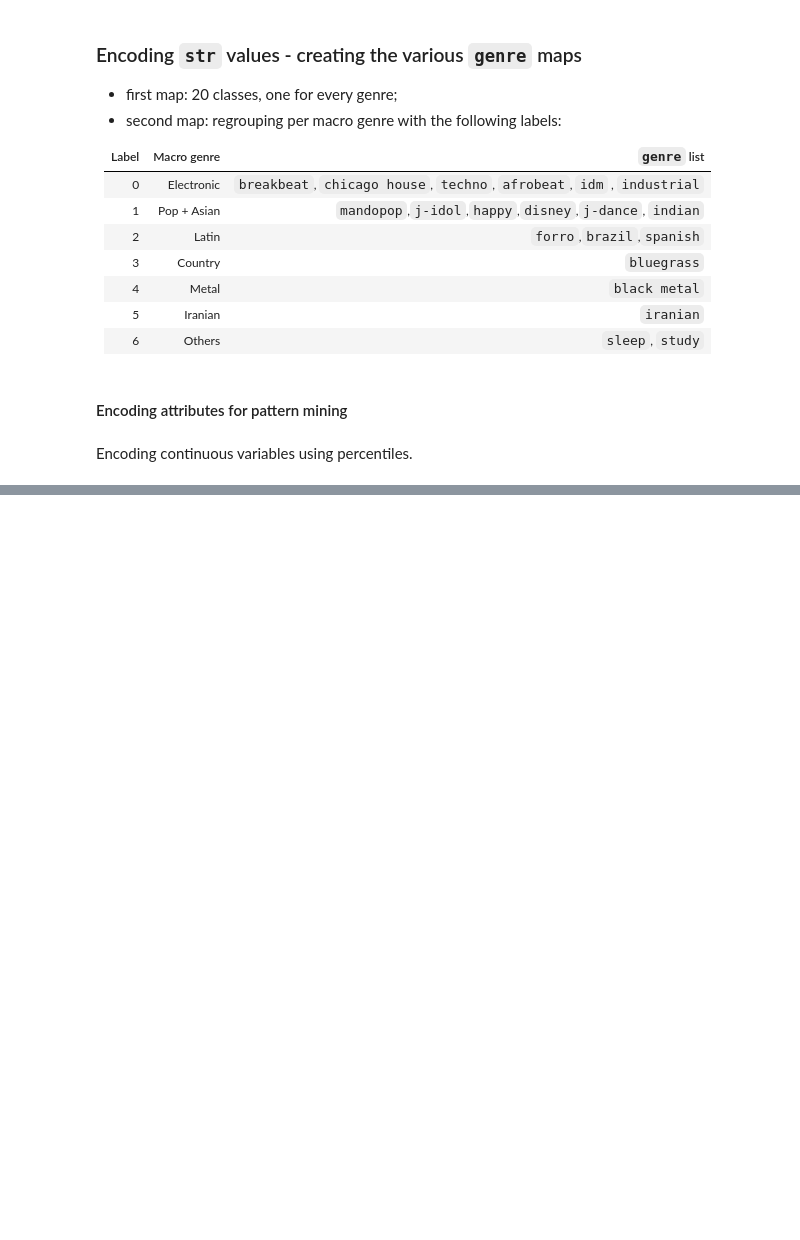
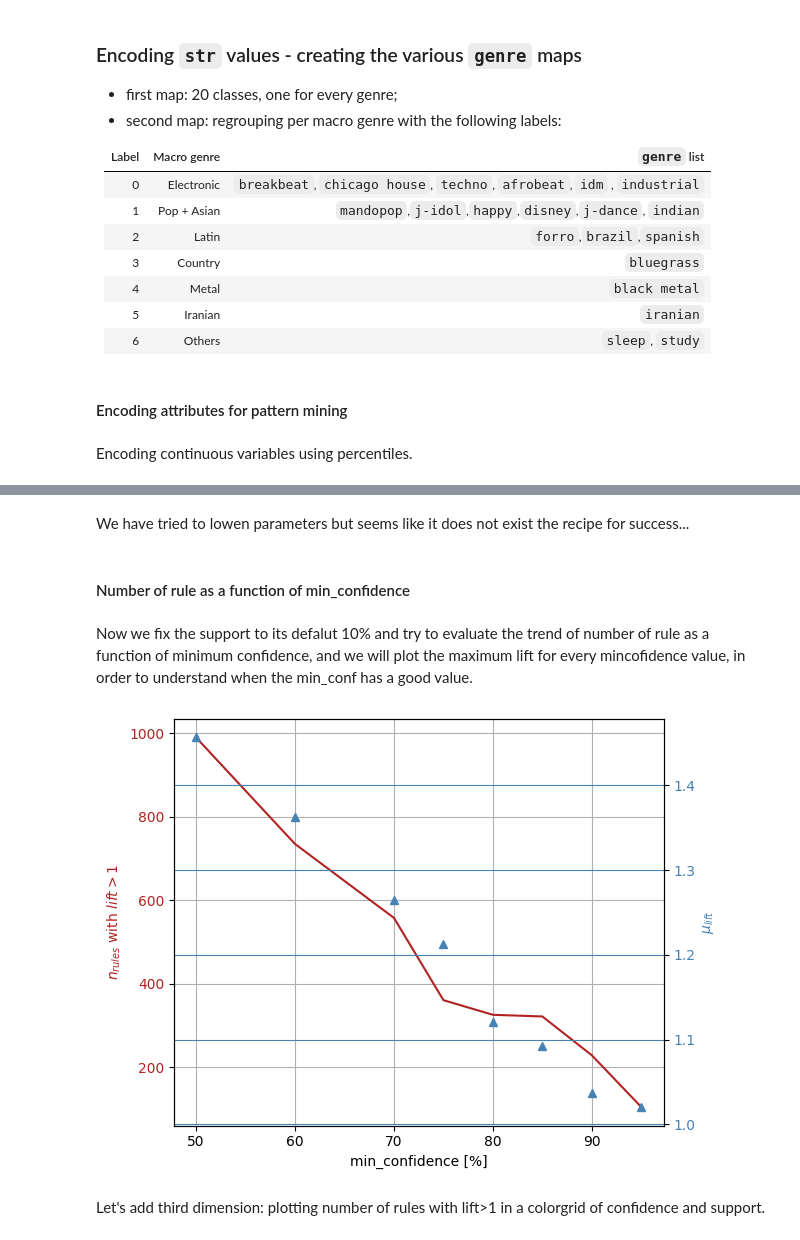
Before and after one commit to chiaratomaiuolo/Data_Mining_project, a Jupyter notebook: pattern_mining.ipynb, the cells around one changed output, grey strips where cells are left out. Drawn from its saved outputs; the diff is of its cells as text; code cells hidden in the pictures; blank space fills up the shorter version.

```diff
--- a/pattern_mining.ipynb
+++ b/pattern_mining.ipynb
@@ -202,0 +497,55 @@ Now need to do the label encoder for the nominal categorical attributes.
+# %% [markdown]
+We have tried to lowen parameters but seems like it does not exist the recipe for success...
+# %% [markdown]
+#### Number of rule as a function of min_confidence
+# %% [markdown]
+Now we fix the support to its defalut 10% and try to evaluate the trend of number of rule as a function of minimum confidence, and we will plot the maximum lift for every mincofidence value, in order to understand when the min_conf has a good value.
+# %%
+#trend of number of rules as a function of min_confidence
+min_conf_list = [50,60,70,75,80,85,90,95]
+number_of_rules = []
+mean_lift = []
+for i in min_conf_list:
+    supp = 10
+    rules = apriori(X, target="r", supp=supp, zmin=zmin, conf=i, report="aScl", eval = "lift")
+    rules_df = pd.DataFrame(
+        rules,
+        columns=[
+            "consequent",
+            "antecedent",
+            "abs_support",
+            "%_support",
+            "confidence",
+            "lift",
+        ],
+    )
+    mask_rules = rules_df['lift'] > 1.0
+    rules_masked_df = rules_df[mask_rules].sort_values(by="lift", axis=0, ascending=False)
+    number_of_rules.append(len(rules_masked_df))
+    mean_lift.append(np.mean(rules_masked_df['lift']))
+# %%
+import matplotlib.pyplot as plt
+import numpy as np
+
+fig, ax1 = plt.subplots()
+ax1.grid()
+
+ax1.set_xlabel('min_confidence [%]')
+ax1.set_ylabel(r'$n_{rules}$ with $lift > 1$',color='firebrick')
+ax1.plot(min_conf_list, number_of_rules, color='firebrick',label=r'$n_{rules}$')
+ax1.tick_params(axis='y', labelcolor='firebrick')
+
+ax2 = ax1.twinx()  # instantiate a second axes that shares the same x-axis
+ax2.grid(color='steelblue')
+
+ax2.set_ylabel(r'$\mu_{lift}$', color='steelblue')  # we already handled the x-label with ax1
+ax2.errorbar(min_conf_list, mean_lift, color='steelblue', marker='^', linestyle='', label=r'$\mu_{lift}$')
+ax2.tick_params(axis='y', labelcolor='steelblue')
+
+fig.tight_layout()  # otherwise the right y-label is slightly clipped
+#fig.legend()
+plt.show()
+# %% [output]
+[figure, added]
+# %% [markdown]
+Let's add third dimension: plotting number of rules with lift>1 in a colorgrid of confidence and support.
```
Also changed, not shown: parts of 33 cells of this notebook.
